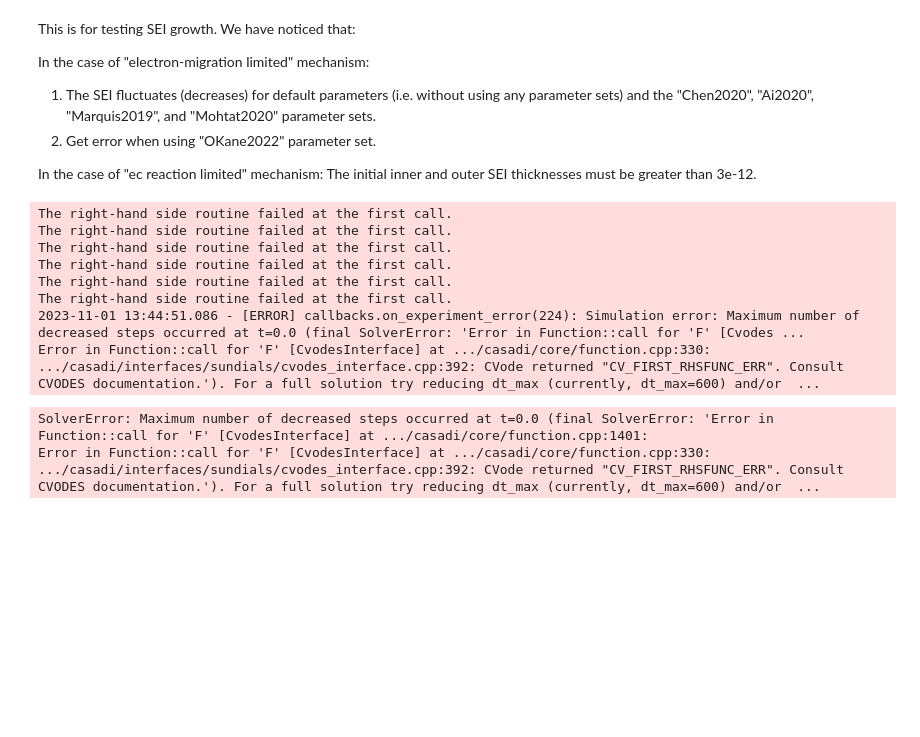
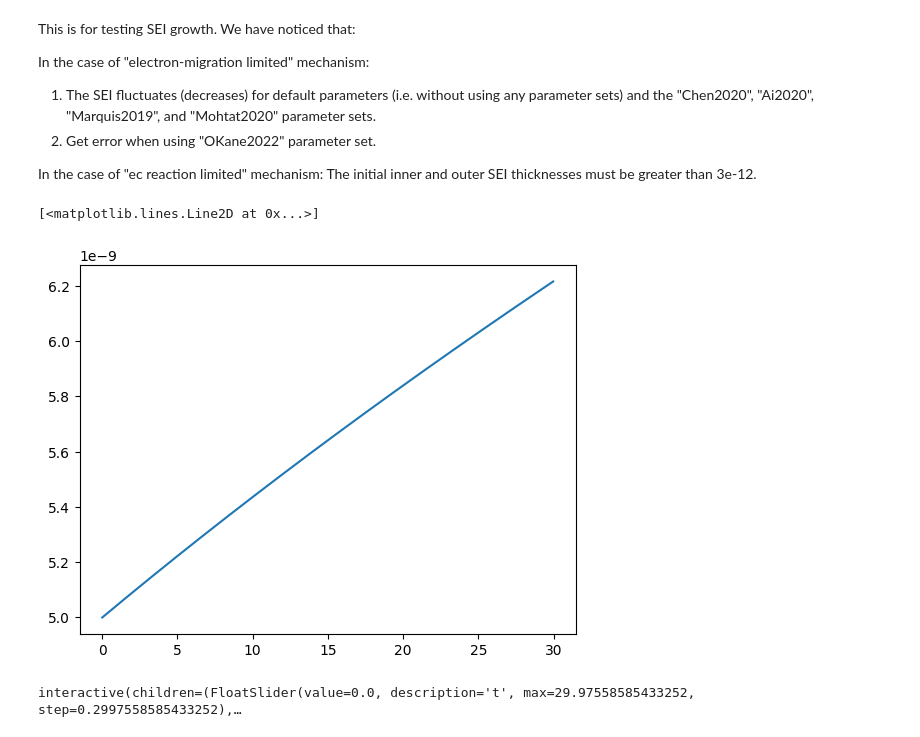
Before and after one commit to brosaplanella/formation, a Jupyter notebook: test_SEI.ipynb, the cells around one changed output. Saved outputs shown, nothing was run; the diff lists cells and outputs as text; code cells hidden in the pictures; blank space fills up the shorter version.

```diff
--- a/test_SEI.ipynb
+++ b/test_SEI.ipynb
@@ -14,44 +14,34 @@ import matplotlib.pyplot as plt
 param = pybamm.ParameterValues("OKane2022")
 
 
 # param['Initial inner SEI thickness [m]'] = 2.0e-12
 # param['Initial outer SEI thickness [m]'] = 2.0e-12
 
 
-cycle_no = 2
+cycle_no = 1
 exp_CCCV = pybamm.Experiment(
     [("Charge at C/10 until 4.2 V",
         "Rest for 10 hours",
       "Discharge at C/10 until 2.5 V",
       )] * cycle_no
 )
 
 # Options of SEI Mechanism:
 SEI_Mech = ["reaction limited", "solvent-diffusion limited",
             "interstitial-diffusion limited", "ec reaction limited", "electron-migration limited"]
 
 # SEI Mechanism
-index = 4
+index = 1
 SPM_model = pybamm.lithium_ion.SPM(options={
     "SEI": SEI_Mech[index],
     "SEI porosity change": "true", })
 
 sims_SPM = pybamm.Simulation(SPM_model, parameter_values=param,
                              experiment=exp_CCCV)
 sol = sims_SPM.solve(initial_soc=0)
 
 plt.plot(sol["Time [h]"].entries,
          sol['X-averaged total SEI thickness [m]'].entries)
 # %% [output]
-The right-hand side routine failed at the first call.
-The right-hand side routine failed at the first call.
-The right-hand side routine failed at the first call.
-The right-hand side routine failed at the first call.
-The right-hand side routine failed at the first call.
-The right-hand side routine failed at the first call.
-2023-11-01 13:44:51.086 - [ERROR] callbacks.on_experiment_error(224): Simulation error: Maximum number of decreased steps occurred at t=0.0 (final SolverError: 'Error in Function::call for 'F' [Cvodes ...
-Error in Function::call for 'F' [CvodesInterface] at .../casadi/core/function.cpp:330:
-.../casadi/interfaces/sundials/cvodes_interface.cpp:392: CVode returned "CV_FIRST_RHSFUNC_ERR". Consult CVODES documentation.'). For a full solution try reducing dt_max (currently, dt_max=600) and/or  ...
+[<matplotlib.lines.Line2D at 0x...>]
-SolverError: Maximum number of decreased steps occurred at t=0.0 (final SolverError: 'Error in Function::call for 'F' [CvodesInterface] at .../casadi/core/function.cpp:1401:
-Error in Function::call for 'F' [CvodesInterface] at .../casadi/core/function.cpp:330:
-.../casadi/interfaces/sundials/cvodes_interface.cpp:392: CVode returned "CV_FIRST_RHSFUNC_ERR". Consult CVODES documentation.'). For a full solution try reducing dt_max (currently, dt_max=600) and/or  ...
+[figure, added]
@@ -57,0 +50,4 @@ Error in Function::call for 'F' [CvodesInterface] at .../casadi/core/function.cp
+# %%
+plot.dynamic_plot()
+# %% [output]
+interactive(children=(FloatSlider(value=0.0, description='t', max=29.97558585433252, step=0.2997558585433252),…
```
Also changed, not shown: parts of 2 cells of this notebook, 2 other files.
